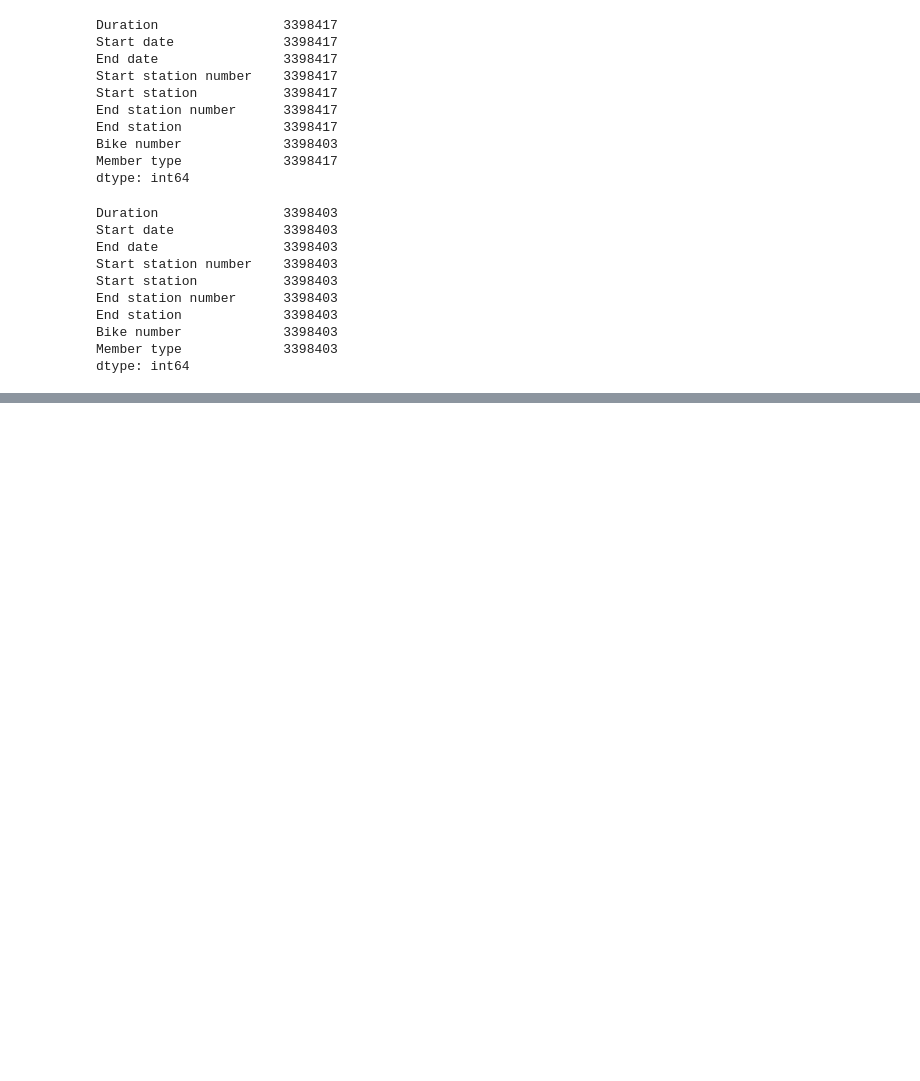
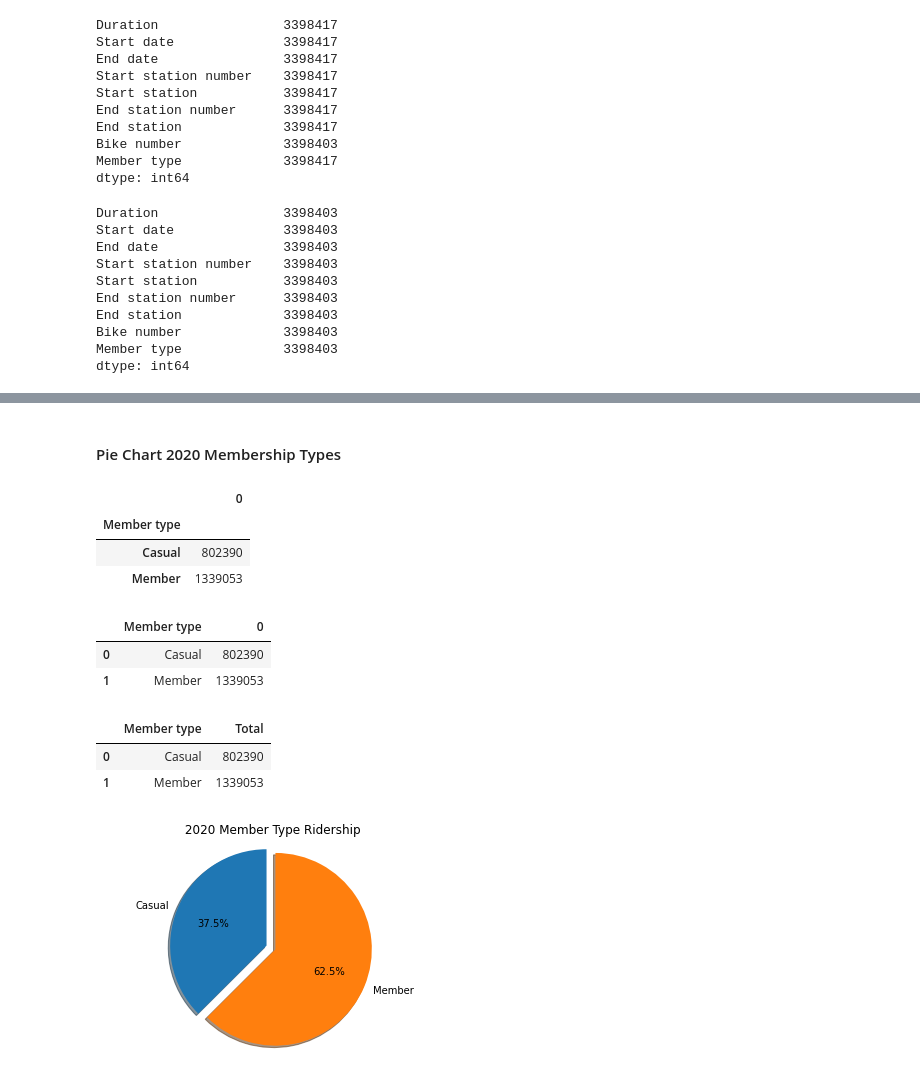
Before and after one commit to digantpatel87/Project1D2, a Jupyter notebook: Code/Project1D2.ipynb, the cells around one changed output, grey strips where cells are left out. Drawn from its saved outputs; the diff is of its cells as text; code cells hidden in the pictures; blank space fills up the shorter version.

Commit message:
adding pie charts to project

```diff
--- a/Code/Project1D2.ipynb
+++ b/Code/Project1D2.ipynb
@@ -287,0 +410,46 @@ time_2020_sum
+# %% [markdown]
+#### Pie Chart 2020 Membership Types
+# %%
+# 2020 Member Types
+rider_type_2020_df = combined_2020_df.copy()
+member_type_2020 = rider_type_2020_df.groupby(['Member type'])
+member_types_2020 = pd.DataFrame(member_type_2020.size())
+member_types_2020
+# %% [output]
+|  | 0 |
+| Member type |  |
+| Casual | 802390 |
+| Member | 1339053 |
+# %%
+member_types_2020 = member_types_2020.reset_index()
+member_types_2020
+# %% [output]
+|  | Member type | 0 |
+| 0 | Casual | 802390 |
+| 1 | Member | 1339053 |
+# %%
+member_types_2020.columns
+col= ['Member type', 'Total']
+member_types_2020.columns = col
+member_types_2020
+# %% [output]
+|  | Member type | Total |
+| 0 | Casual | 802390 |
+| 1 | Member | 1339053 |
+# %%
+# pie chart
+member_list_2020 = member_types_2020["Member type"].tolist()
+total_list_2020 = member_types_2020["Total"].tolist()
+# %%
+labels_2020 = member_list_2020
+sizes_2020 = total_list_2020
+explode = (0,0.1)
+
+fig1, ax1 = plt.subplots()
+ax1.pie(sizes_2020, explode=explode, labels=labels_2020, autopct='%1.1f%%',
+        shadow=True, startangle=90)
+ax1.axis('equal')  # Equal aspect ratio ensures that pie is drawn as a circle.
+plt.title(' 2020 Member Type Ridership')
+plt.show()
+# %% [output]
+[figure, added]
```
Also changed, not shown: parts of 33 cells of this notebook.
